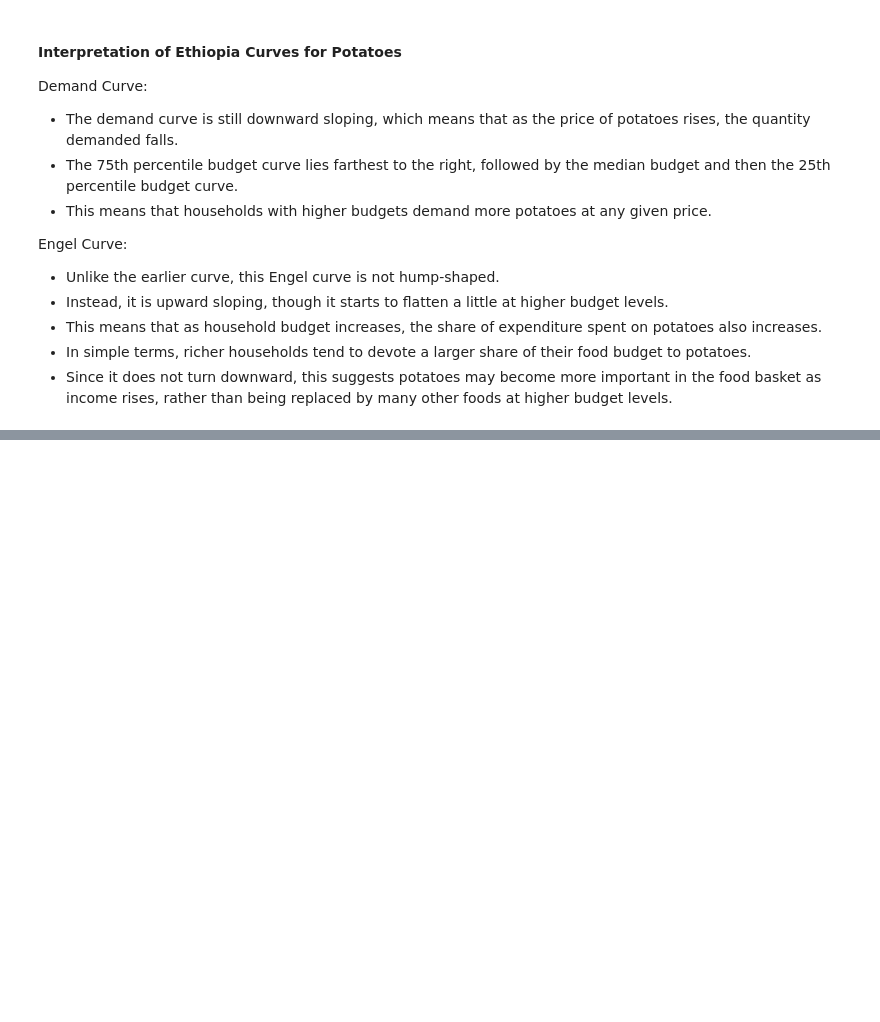
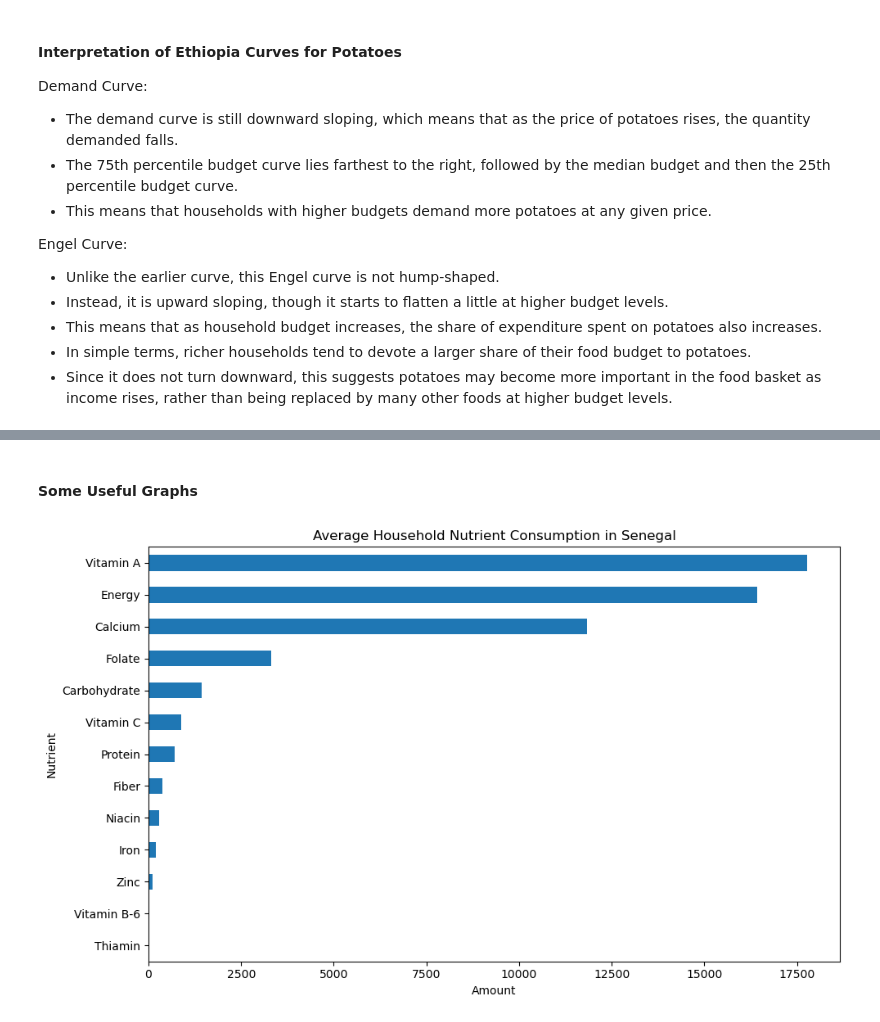
Before and after one commit to IvanChan511/EEP_153_Project_4, a Jupyter notebook: Compiled_Code_Notebook.ipynb, the cells around one changed output, grey strips where cells are left out. Cells and saved outputs as stored; diff of their text form; code cells hidden in the pictures; blank space fills up the shorter version.

Commit message:
Compiled Nutrient System

```diff
--- a/Compiled_Code_Notebook.ipynb
+++ b/Compiled_Code_Notebook.ipynb
@@ -720,0 +852,2 @@ Engel Curve:
+# %%
+SE_xhat = SE_result.predicted_expenditures()
@@ -720,0 +896,7 @@ Engel Curve:
+# %%
+SE_qhat = (SE_xhat.unstack('j')/SE_pbar).dropna(how='all')
+
+# Drop missing columns
+SE_qhat = SE_qhat.loc[:,SE_qhat.count()>0]
+
+SE_qhat
@@ -720,0 +930,3 @@ Engel Curve:
+# %%
+SE_fct,SE_c0 = SE_fct.align(SE_qhat.T,axis=0,join='inner')
+print(SE_fct.index)
@@ -720,0 +951,4 @@ Engel Curve:
+# %%
+SE_N = SE_fct.T@SE_c0
+SE_N = SE_N.dropna()
+SE_N.head()
@@ -720,0 +1034,17 @@ Engel Curve:
+# %% [markdown]
+#### Some Useful Graphs
+# %%
+# average across households
+SE_N_summary = SE_N.mean(axis=1)
+
+plt.figure(figsize=(10,6))
+SE_N_summary.sort_values().plot(kind='barh')
+
+plt.title("Average Household Nutrient Consumption in Senegal")
+plt.xlabel("Amount")
+plt.ylabel("Nutrient")
+
+plt.tight_layout()
+plt.show()
+# %% [output]
+[figure, added]
```
Also changed, not shown: parts of 46 cells of this notebook.
